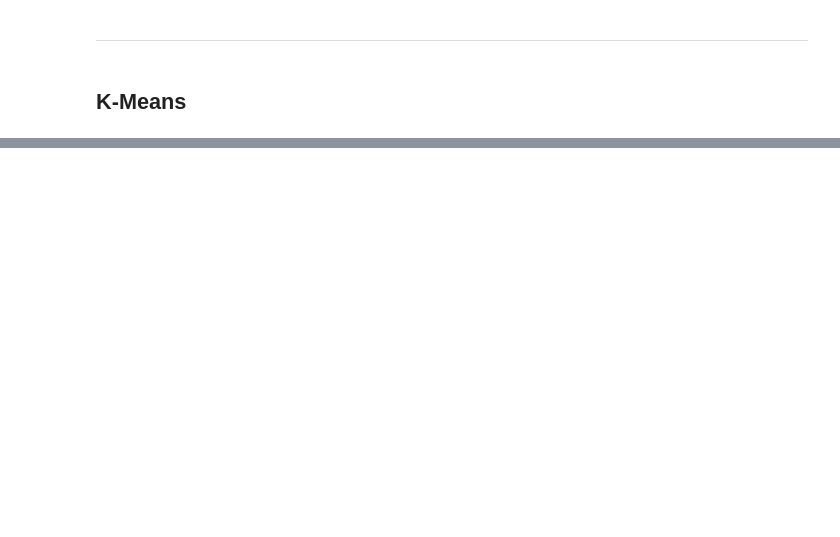
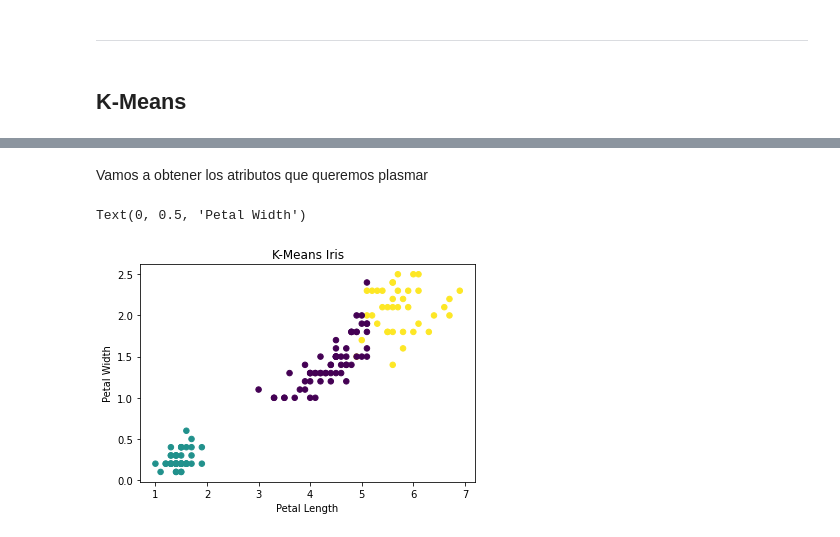
Before and after one commit to abdielgv162/Data-Science-Machine-Learning-Notes, a Jupyter notebook: Fundamentos_Practicos_de_Machine_Learning/Fundamentos_Practicos_de_Machine_Learning.ipynb, the cells around one changed output, grey strips where cells are left out. Saved outputs shown, nothing was run; the diff lists cells and outputs as text; code cells hidden in the pictures; blank space fills up the shorter version.

```diff
--- a/Fundamentos_Practicos_de_Machine_Learning/Fundamentos_Practicos_de_Machine_Learning.ipynb
+++ b/Fundamentos_Practicos_de_Machine_Learning/Fundamentos_Practicos_de_Machine_Learning.ipynb
@@ -2133,0 +2358,11 @@ Esto último nos arroja el resultado `True`, pero además nos descargará la ima
+# %% [markdown]
+Vamos a obtener los atributos que queremos plasmar
+# %%
+# Aquí hacemos c = y_kmeans para diferenciar los puntos en diferentes colores de acuerdo a su cluster
+plt.scatter(x['Petal Length'], x['Petal Width'], c = y_kmeans, s= 30)
+plt.title('K-Means Iris')
+plt.xlabel('Petal Length', fontsize = 10)
+plt.ylabel('Petal Width', fontsize = 10)
+# %% [output]
+Text(0, 0.5, 'Petal Width')
+[figure, added]
```
Also changed, not shown: parts of 53 cells of this notebook.
